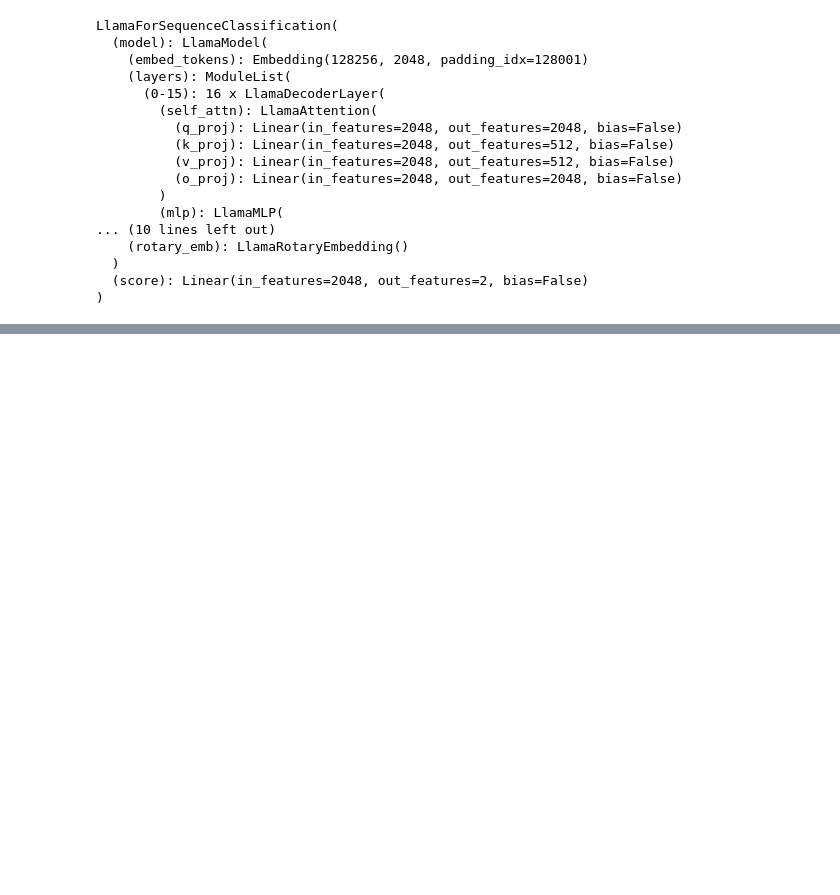
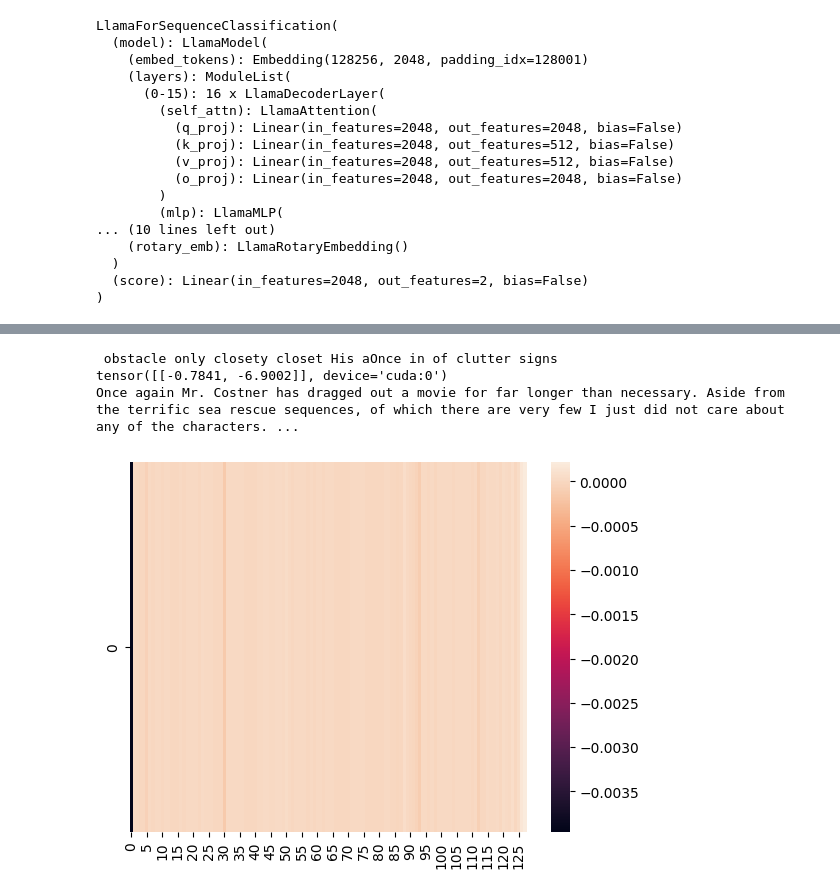
Before and after one commit to keeinlev/dynamicLRP, a Jupyter notebook: llama3.2-1b-imdb.ipynb, the cells around one changed output, grey strips where cells are left out. Cells and saved outputs as stored; diff of their text form; code cells hidden in the pictures; blank space fills up the shorter version.

```diff
--- a/llama3.2-1b-imdb.ipynb
+++ b/llama3.2-1b-imdb.ipynb
@@ -104,0 +199,11 @@ plt.show()
+# %%
+example_ind = 0
+sns.heatmap(embedding_vals[example_ind][0].cpu())
+print(tokenizer.decode(input_idxs[example_ind][0][embedding_vals[example_ind][0].cpu().flatten().topk(12).indices]))
+print(preds[example_ind])
+print(all_reviews[example_ind])
+# %% [output]
+ obstacle only closety closet His aOnce in of clutter signs
+tensor([[-0.7841, -6.9002]], device='cuda:0')
+Once again Mr. Costner has dragged out a movie for far longer than necessary. Aside from the terrific sea rescue sequences, of which there are very few I just did not care about any of the characters. ...
+[figure, added]
```
Also changed, not shown: parts of 16 cells of this notebook, 14 other files.
